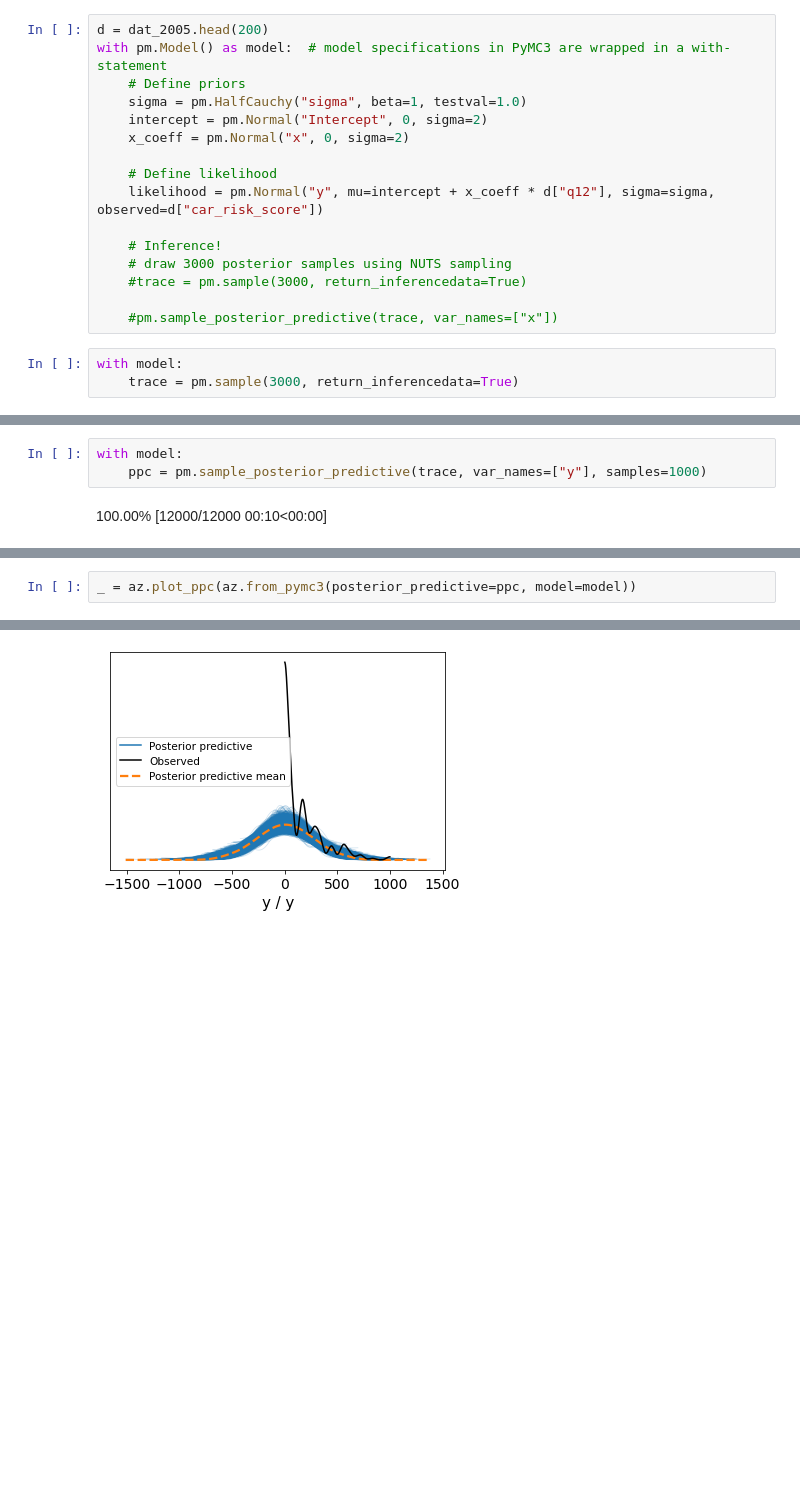
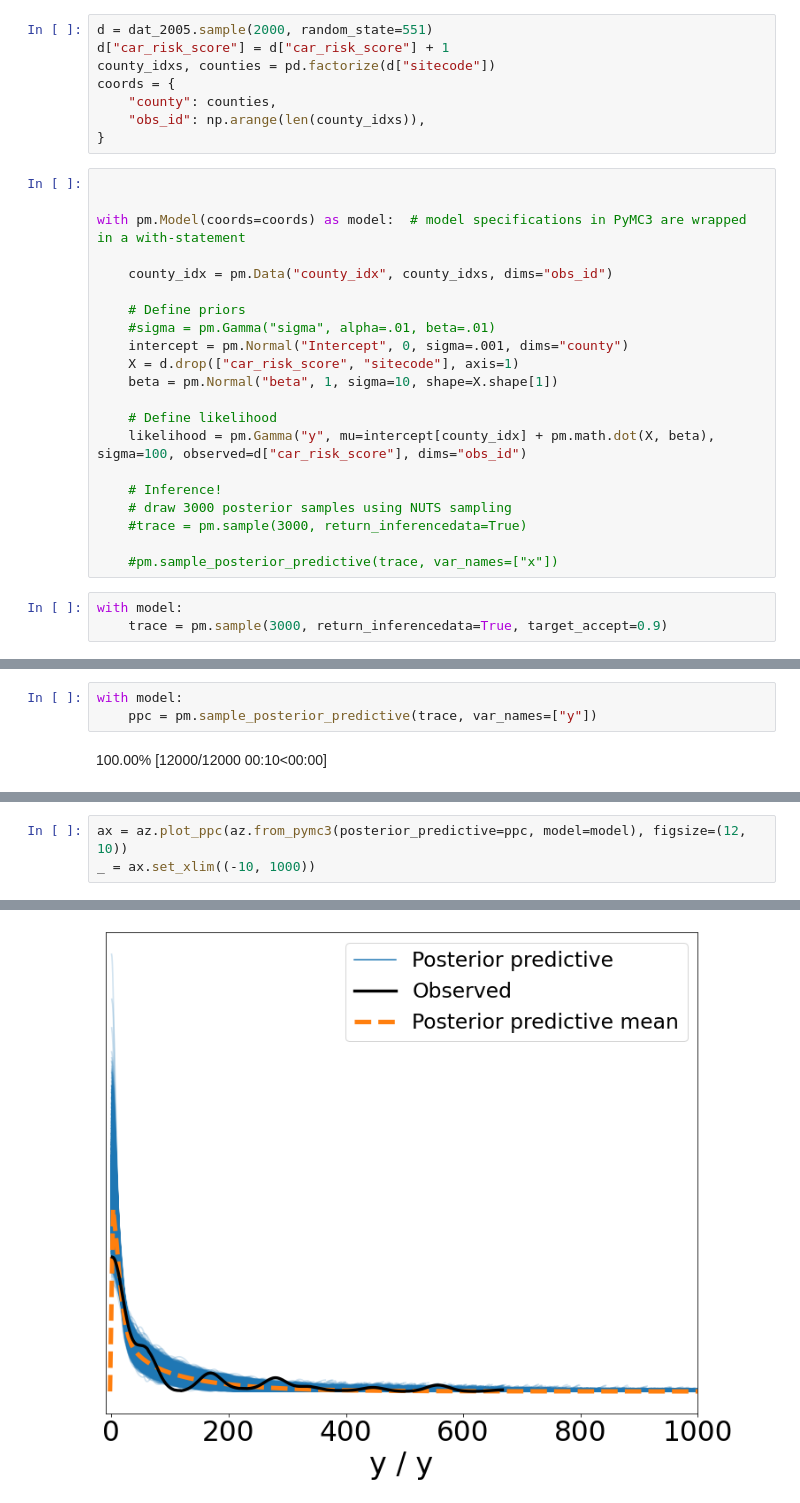
Before and after one commit to brodyee/STATS551_Project, a Jupyter notebook: eda/andrewsEDA.ipynb, the cells around one changed output, grey strips where cells are left out. Saved outputs shown, nothing was run; the diff lists cells and outputs as text; blank space fills up the shorter version.

Commit message:
Create preliminary model w/ 2005

```diff
--- a/eda/andrewsEDA.ipynb
+++ b/eda/andrewsEDA.ipynb
@@ -127,13 +173,26 @@ dat_2009.to_csv("../data/data_09.csv")
+# %%
+d = dat_2005.sample(2000, random_state=551)
+d["car_risk_score"] = d["car_risk_score"] + 1
+county_idxs, counties = pd.factorize(d["sitecode"])
+coords = {
+    "county": counties,
+    "obs_id": np.arange(len(county_idxs)),
+}
 # %%
-d = dat_2005.head(200)
-with pm.Model() as model:  # model specifications in PyMC3 are wrapped in a with-statement
+
+
+with pm.Model(coords=coords) as model:  # model specifications in PyMC3 are wrapped in a with-statement
+
+    county_idx = pm.Data("county_idx", county_idxs, dims="obs_id")
+
     # Define priors
-    sigma = pm.HalfCauchy("sigma", beta=1, testval=1.0)
-    intercept = pm.Normal("Intercept", 0, sigma=2)
-    x_coeff = pm.Normal("x", 0, sigma=2)
+    #sigma = pm.Gamma("sigma", alpha=.01, beta=.01)
+    intercept = pm.Normal("Intercept", 0, sigma=.001, dims="county")
+    X = d.drop(["car_risk_score", "sitecode"], axis=1)
+    beta = pm.Normal("beta", 1, sigma=10, shape=X.shape[1])
 
     # Define likelihood
-    likelihood = pm.Normal("y", mu=intercept + x_coeff * d["q12"], sigma=sigma, observed=d["car_risk_score"])
+    likelihood = pm.Gamma("y", mu=intercept[county_idx] + pm.math.dot(X, beta), sigma=100, observed=d["car_risk_score"], dims="obs_id")
 
     # Inference!
     # draw 3000 posterior samples using NUTS sampling
@@ -142,7 +201,7 @@ with pm.Model() as model:  # model specifications in PyMC3 are wrapped in a with
     #pm.sample_posterior_predictive(trace, var_names=["x"])
 # %%
 with model:
-    trace = pm.sample(3000, return_inferencedata=True)
+    trace = pm.sample(3000, return_inferencedata=True, target_accept=0.9)
 # %% [output]
 Auto-assigning NUTS sampler...
 Initializing NUTS using jitter+adapt_diag...
@@ -153,5 +216,5 @@ Sampling 4 chains for 1_000 tune and 3_000 draw iterations (4_000 + 12_000 draws
 # %%
 with model:
-    ppc = pm.sample_posterior_predictive(trace, var_names=["y"], samples=1000)
+    ppc = pm.sample_posterior_predictive(trace, var_names=["y"])
 # %% [output]
 100.00% [12000/12000 00:10<00:00]
@@ -162,3 +239,4 @@ ppc["y"].shape
 # %%
-_ = az.plot_ppc(az.from_pymc3(posterior_predictive=ppc, model=model))
+ax = az.plot_ppc(az.from_pymc3(posterior_predictive=ppc, model=model), figsize=(12, 10))
+_ = ax.set_xlim((-10, 1000))
 # %% [output]
@@ -166 +243 @@ _ = az.plot_ppc(az.from_pymc3(posterior_predictive=ppc, model=model))
-[figure, old version]
+[figure, new version]
```
Also changed, not shown: parts of 21 cells of this notebook, 4 other files.
